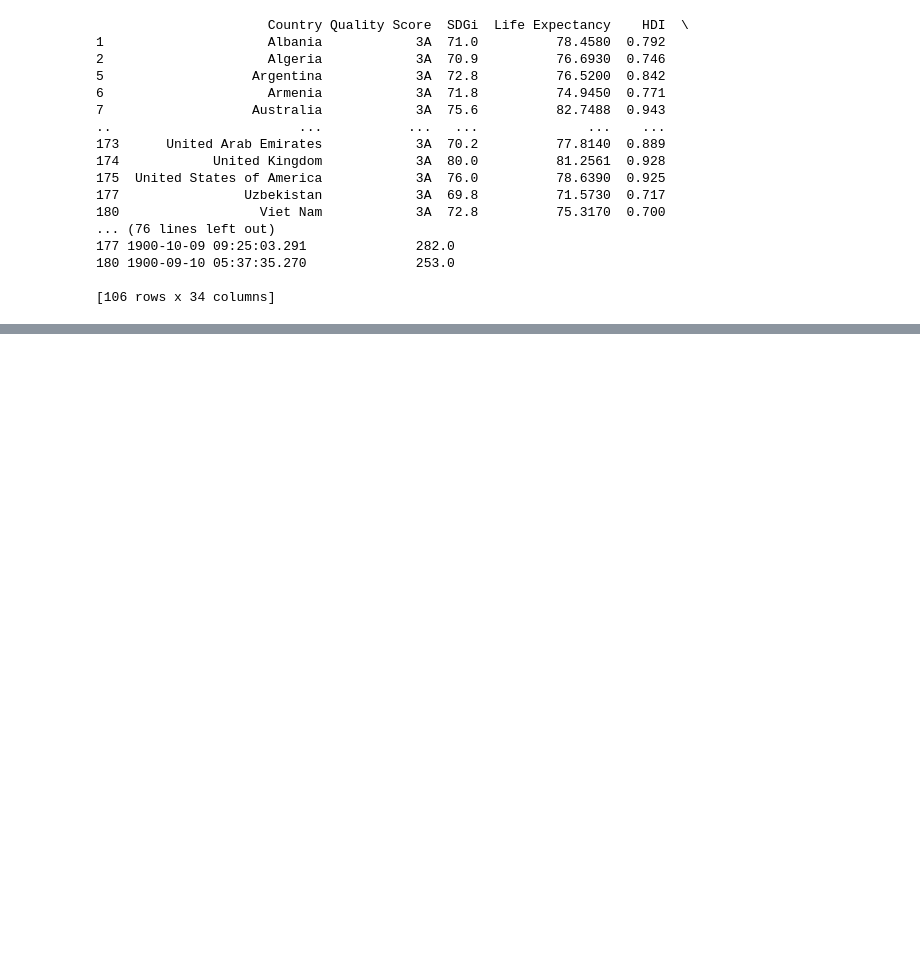
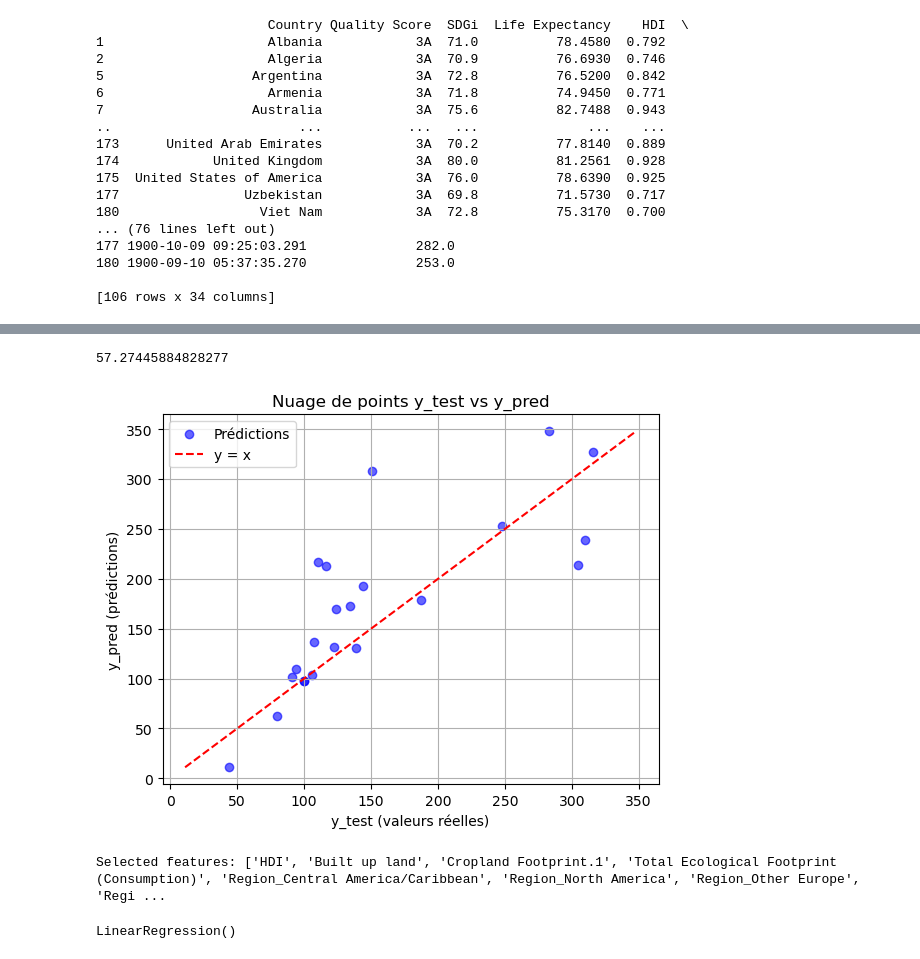
Before and after one commit to anna-cochat/Data_NA_project, a Jupyter notebook: Scénario1.ipynb, the cells around one changed output, grey strips where cells are left out. Drawn from its saved outputs; the diff is of its cells as text; code cells hidden in the pictures; blank space fills up the shorter version.

```diff
--- a/Scénario1.ipynb
+++ b/Scénario1.ipynb
@@ -160,0 +328,14 @@ ValueError: could not convert string to float: 'Paraguay'
+# %%
+from sklearn.model_selection import train_test_split
+
+X_train, X_test, y_train, y_test = train_test_split(
+    X_encoded,
+    y,
+    # je separe en 20% test et 80% train
+    test_size=0.2,
+    # j'ai mit une graine afin d'avoir toujours les mêmes résultats
+    random_state=123
+)
+
+
+print(np.unique(X_train.dtypes))
@@ -160,0 +344,12 @@ ValueError: could not convert string to float: 'Paraguay'
+# %%
+print(y_test[34])
+
+from sklearn.linear_model import LinearRegression
+
+model = LinearRegression()
+train = model.fit(X_train, y_train)
+
+# prédiction sur les données de X_test
+y_pred = train.predict(X_test)
+y_pred = y_pred.astype(int)  # convertit chaque élément en entier
+print(y_pred)
@@ -160,0 +380,49 @@ ValueError: could not convert string to float: 'Paraguay'
+# %%
+import numpy as np
+
+rms = np.sqrt(np.mean((y_test - y_pred)**2))
+print(rms)
+# %% [output]
+57.27445884828277
+# %%
+import matplotlib.pyplot as plt
+import numpy as np
+
+# Nuage de points
+plt.scatter(y_test, y_pred, color='blue', alpha=0.6, label='Prédictions')
+
+# Droite de régression y = x pour comparer
+min_val = min(y_test.min(), y_pred.min())
+max_val = max(y_test.max(), y_pred.max())
+plt.plot([min_val, max_val], [min_val, max_val], color='red', linestyle='--', label='y = x')
+
+# Labels et titre
+plt.xlabel('y_test (valeurs réelles)')
+plt.ylabel('y_pred (prédictions)')
+plt.title('Nuage de points y_test vs y_pred')
+plt.legend()
+plt.grid(True)
+plt.show()
+# %% [output]
+[figure, added]
+# %%
+from sklearn.feature_selection import RFE
+from sklearn.linear_model import LinearRegression
+
+# Modèle de base
+lr = LinearRegression()
+
+# RFE pour sélectionner les 10 meilleures variables
+selector = RFE(lr, n_features_to_select=10, step=1)
+selector = selector.fit(X_train, y_train)
+
+# Variables sélectionnées
+selected_features = X_train.columns[selector.support_]
+print("Selected features:", list(selected_features))
+
+# Modèle final
+final_model = LinearRegression().fit(X_train[selected_features], y_train)
+final_model
+# %% [output]
+Selected features: ['HDI', 'Built up land', 'Cropland Footprint.1', 'Total Ecological Footprint (Consumption)', 'Region_Central America/Caribbean', 'Region_North America', 'Region_Other Europe', 'Regi ...
+LinearRegression()
```
Also changed, not shown: parts of 13 cells of this notebook, 1 other file.
